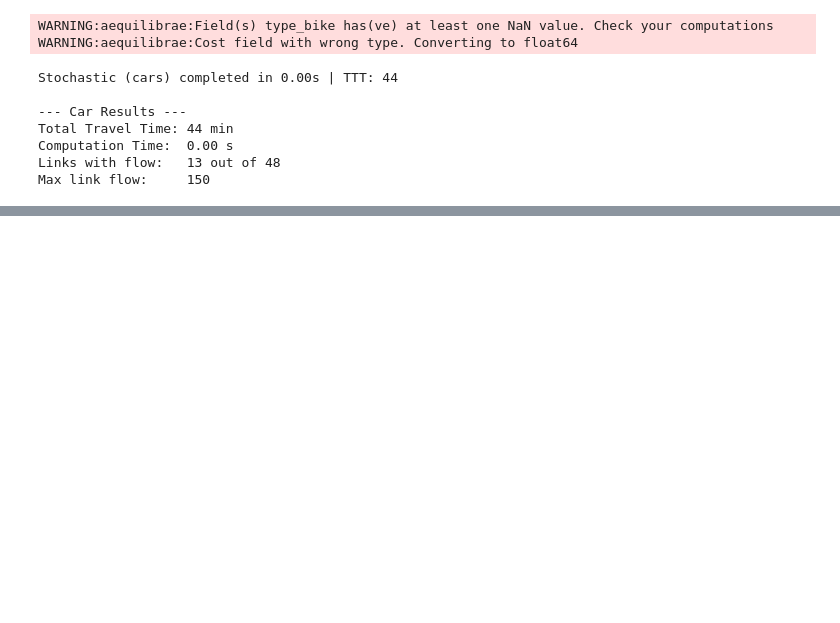
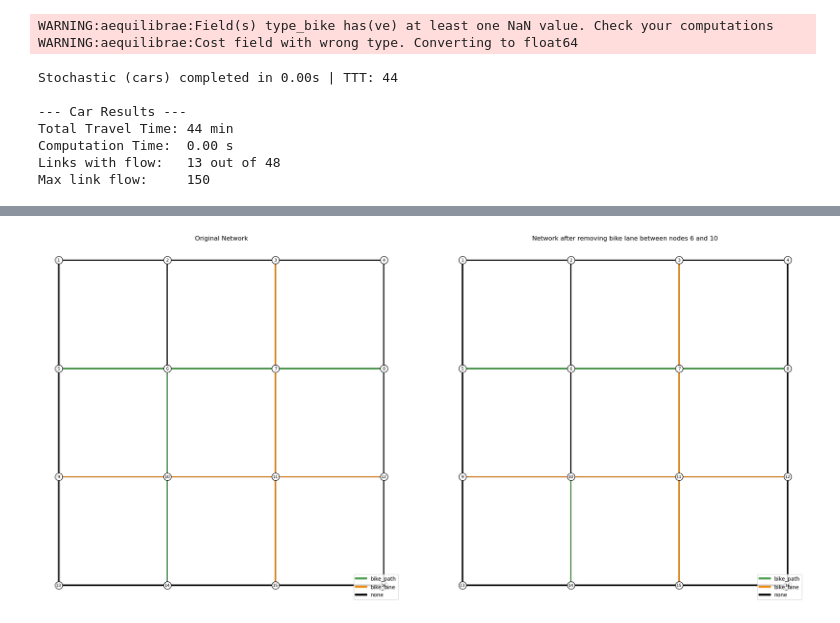
Before and after one commit to tim-lemm/code_these, a Jupyter notebook: notebooks/bike_model_v2.ipynb, the cells around one changed output, grey strips where cells are left out. Cells and saved outputs as stored; diff of their text form; code cells hidden in the pictures; blank space fills up the shorter version.

```diff
--- a/notebooks/bike_model_v2.ipynb
+++ b/notebooks/bike_model_v2.ipynb
@@ -642,0 +691,91 @@ plot_flow(G_sto_bike_3, title="Bike flow - Stochastic Aeq - with adjustment to c
+# %%
+#import
+edge_df = pd.read_csv("/Users/tristan.lemoalle/Documents/Thèse/Code/code_these/config/edges_small_grid_2.csv")
+node_df = pd.read_csv("/Users/tristan.lemoalle/Documents/Thèse/Code/code_these/config/nodes_small_grid_2.csv")
+
+edge_df = set_capacity_bikes(edge_df, capacity_per_lane=200) #manual assigment of slope, gb coverage, lane capacity
+edge_df = set_capacity_cars(edge_df, capacity_per_lane=1000)
+edge_df = time_estimation_cars(edge_df)
+edge_df['slope']=1
+edge_df['green_blue_coverage']=0.7
+
+#create modified network
+edge_df_2 = change_type_bike(edge_df,6,10,None)
+edge_df_2 = change_type_bike(edge_df_2,10,6,None)
+fig, axes = plt.subplots(1,2, figsize=(24,10))
+plot_network(edge_df, node_df, color_col_str='type_bike', base_width=0.2, width_scale=5, node_size=200, legend=True,  node_label=True, ax=axes[0], title='Original Network')
+plot_network(edge_df_2, node_df, color_col_str='type_bike', base_width=0.2, width_scale=5, node_size=200, legend=True,  node_label=True, ax=axes[1], title='Network after removing bike lane between nodes 6 and 10')
+
+#cars traffic assigment
+cars_results_base_network = ta_stochastic(edge_df, od_car, mode='cars',
+                  time_field='travel_time_cars', cost_field='length',
+                  algorithm='bfsle', max_routes=1,
+                  capacity_field='capacity_cars')
+
+cars_results_modified_network = ta_stochastic(edge_df_2, od_car, mode='cars',
+                  time_field='travel_time_cars', cost_field='length',
+                  algorithm='bfsle', max_routes=1,
+                  capacity_field='capacity_cars')
+edge_df['traffic'] = cars_results_base_network['network']['flow']
+edge_df_2['traffic'] = cars_results_modified_network['network']['flow']
+plot_network(
+    cars_results_base_network['network'], node_df,
+    width_col='flow',
+    color_col_num='flow',
+    cmap='Reds',
+    title='Car - AON Assignment',
+    figsize=(12, 10),
+    node_size=3,
+    colorbar_label='Flow (cars)',
+    base_width=0.3,
+    width_scale=300
+)
+#calcul of BI
+edge_df = simple_bi_2(edge_df)
+edge_df_2 = simple_bi_2(edge_df_2)
+fig, axes = plt.subplots(1,2, figsize=(24,10))
+plot_network(edge_df_2, node_df, color_col_str='type_bike', base_width=0.2, width_scale=5, node_size=200, legend=True,  node_label=True, edges_label_col='length_bi', ax=axes[1], title='Network after removing bike lane between nodes 6 and 10')
+plot_network(edge_df, node_df, ax=axes[0],color_col_str='type_bike', base_width=0.2, width_scale=5, node_size=200, legend=True,  node_label=True, edges_label_col='length_bi', title='Original Network')
+
+#bike traffic assigment
+bike_results_base_network = ta_stochastic(edge_df, od_bike, mode='bikes',
+                  time_field='length_bi', cost_field='length_bi',
+                  algorithm='bfsle', max_routes=3,
+                  capacity_field='capacity_bikes')
+
+bike_results_modified_network = ta_stochastic(edge_df_2, od_bike, mode='bikes',
+                  time_field='length_bi', cost_field='length_bi',
+                  algorithm='bfsle', max_routes=3,
+                  capacity_field='capacity_bikes')
+
+fig_comp, axes = plt.subplots(1, 2, figsize=(24, 10))
+plot_network(
+    bike_results_base_network['network'], node_df,
+    width_col='flow',
+    color_col_num='flow',
+    cmap='Greens',
+    title='Bike - stochastic Assignment (max_route = 3)',
+    figsize=(12, 10),
+    node_size=3,
+    colorbar_label='Flow (bikes)',
+    base_width=0.3,
+    width_scale=300,
+    ax=axes[0],
+    vmax=80
+)
+
+plot_network(
+    bike_results_modified_network['network'], node_df,
+    width_col='flow',
+    color_col_num='flow',
+    cmap='Greens',
+    title='Bike - stochastic Assignment (max_route = 3) - after removing bike lane between nodes 6 and 10',
+    figsize=(12, 10),
+    node_size=3,
+    colorbar_label='Flow (bikes)',
+    base_width=0.3,
+    width_scale=300,
+    ax=axes[1],
+    vmax=80
+)
+# %% [output]
@@ -642,0 +792 @@ plot_flow(G_sto_bike_3, title="Bike flow - Stochastic Aeq - with adjustment to c
+[figure, added]
```
Also changed, not shown: parts of 26 cells of this notebook, 1 other file.
